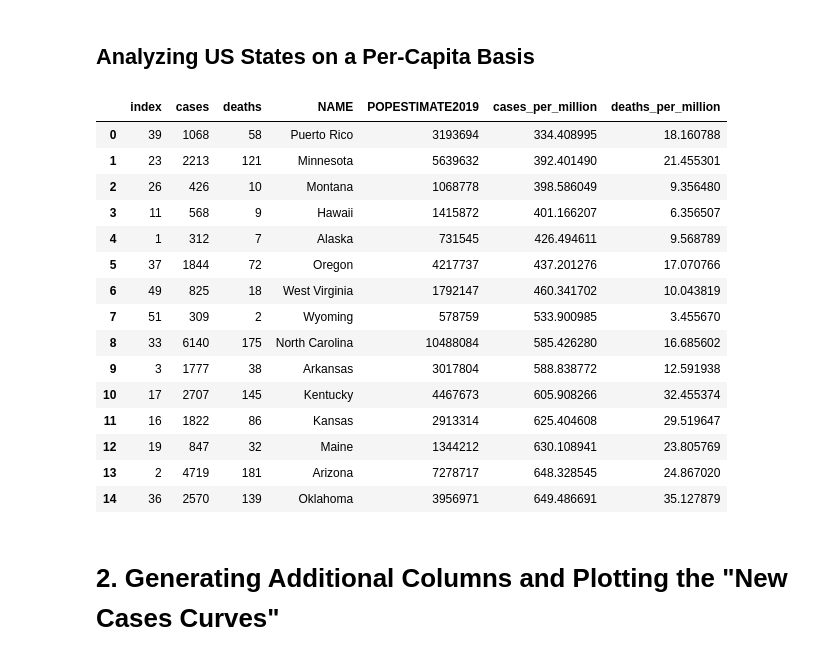
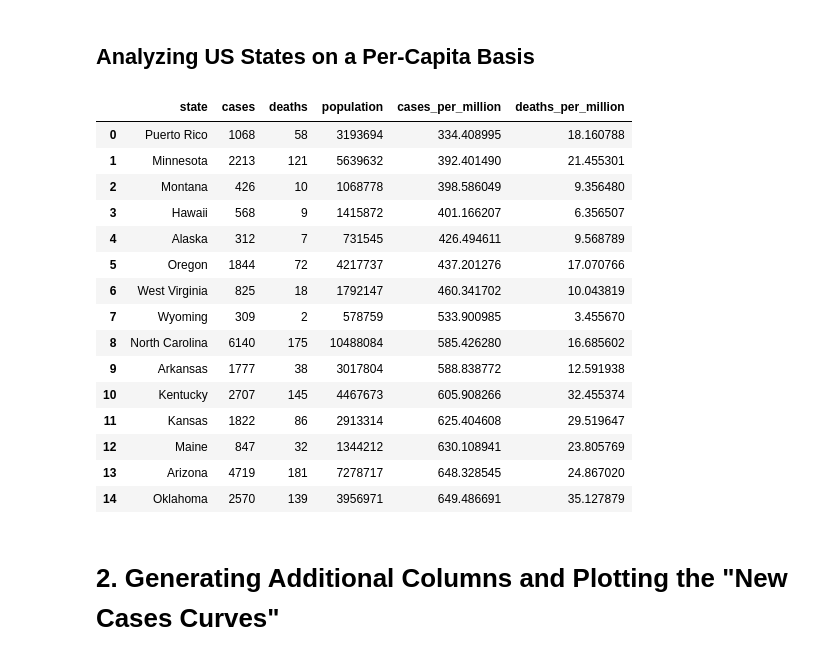
Before and after one commit to BjornCommers/covid19, a Jupyter notebook: primary_notebook.ipynb, the cells around one changed output. Cells and saved outputs as stored; diff of their text form; code cells hidden in the pictures.

```diff
--- a/primary_notebook.ipynb
+++ b/primary_notebook.ipynb
@@ -95,33 +95,35 @@ rate_sun[rate_sun['cases'] > 1000].sort_values(['death_rate'], ascending=False).
 # %%
 # Group by state
 state_group = rate_sun[['state', 'cases', 'deaths']].groupby('state').sum()
 
 merged = state_group.merge(df_pop[['NAME','POPESTIMATE2019']], left_on='state', right_on='NAME')
 
 merged['cases_per_million'] = (merged['cases'] / merged['POPESTIMATE2019']) * 1000000
 
 merged['deaths_per_million'] = (merged['deaths'] / merged['POPESTIMATE2019']) * 1000000
 
 # Ordered by best case-rates
 case_rates = merged.sort_values('cases_per_million', ascending=True).reset_index()
+case_rates = case_rates[['NAME','cases', 'deaths','POPESTIMATE2019', 'cases_per_million', 'deaths_per_million']]
+case_rates.rename(columns = {'NAME': 'state', 'POPESTIMATE2019': 'population'}, inplace=True)
 case_rates.head(15)
 # %% [output]
-|  | index | cases | deaths | NAME | POPESTIMATE2019 | cases_per_million | deaths_per_million |
-| 0 | 39 | 1068 | 58 | Puerto Rico | 3193694 | 334.408995 | 18.160788 |
-| 1 | 23 | 2213 | 121 | Minnesota | 5639632 | 392.401490 | 21.455301 |
-| 2 | 26 | 426 | 10 | Montana | 1068778 | 398.586049 | 9.356480 |
-| 3 | 11 | 568 | 9 | Hawaii | 1415872 | 401.166207 | 6.356507 |
-| 4 | 1 | 312 | 7 | Alaska | 731545 | 426.494611 | 9.568789 |
-| 5 | 37 | 1844 | 72 | Oregon | 4217737 | 437.201276 | 17.070766 |
-| 6 | 49 | 825 | 18 | West Virginia | 1792147 | 460.341702 | 10.043819 |
-| 7 | 51 | 309 | 2 | Wyoming | 578759 | 533.900985 | 3.455670 |
-| 8 | 33 | 6140 | 175 | North Carolina | 10488084 | 585.426280 | 16.685602 |
-| 9 | 3 | 1777 | 38 | Arkansas | 3017804 | 588.838772 | 12.591938 |
-| 10 | 17 | 2707 | 145 | Kentucky | 4467673 | 605.908266 | 32.455374 |
-| 11 | 16 | 1822 | 86 | Kansas | 2913314 | 625.404608 | 29.519647 |
-| 12 | 19 | 847 | 32 | Maine | 1344212 | 630.108941 | 23.805769 |
-| 13 | 2 | 4719 | 181 | Arizona | 7278717 | 648.328545 | 24.867020 |
-| 14 | 36 | 2570 | 139 | Oklahoma | 3956971 | 649.486691 | 35.127879 |
+|  | state | cases | deaths | population | cases_per_million | deaths_per_million |
+| 0 | Puerto Rico | 1068 | 58 | 3193694 | 334.408995 | 18.160788 |
+| 1 | Minnesota | 2213 | 121 | 5639632 | 392.401490 | 21.455301 |
+| 2 | Montana | 426 | 10 | 1068778 | 398.586049 | 9.356480 |
+| 3 | Hawaii | 568 | 9 | 1415872 | 401.166207 | 6.356507 |
+| 4 | Alaska | 312 | 7 | 731545 | 426.494611 | 9.568789 |
+| 5 | Oregon | 1844 | 72 | 4217737 | 437.201276 | 17.070766 |
+| 6 | West Virginia | 825 | 18 | 1792147 | 460.341702 | 10.043819 |
+| 7 | Wyoming | 309 | 2 | 578759 | 533.900985 | 3.455670 |
+| 8 | North Carolina | 6140 | 175 | 10488084 | 585.426280 | 16.685602 |
+| 9 | Arkansas | 1777 | 38 | 3017804 | 588.838772 | 12.591938 |
+| 10 | Kentucky | 2707 | 145 | 4467673 | 605.908266 | 32.455374 |
+| 11 | Kansas | 1822 | 86 | 2913314 | 625.404608 | 29.519647 |
+| 12 | Maine | 847 | 32 | 1344212 | 630.108941 | 23.805769 |
+| 13 | Arizona | 4719 | 181 | 7278717 | 648.328545 | 24.867020 |
+| 14 | Oklahoma | 2570 | 139 | 3956971 | 649.486691 | 35.127879 |
 # %%
 # The above indicates Minnesota is the best US state for cases per-capita
 # %% [markdown]
```
Also changed, not shown: 2 other files.
